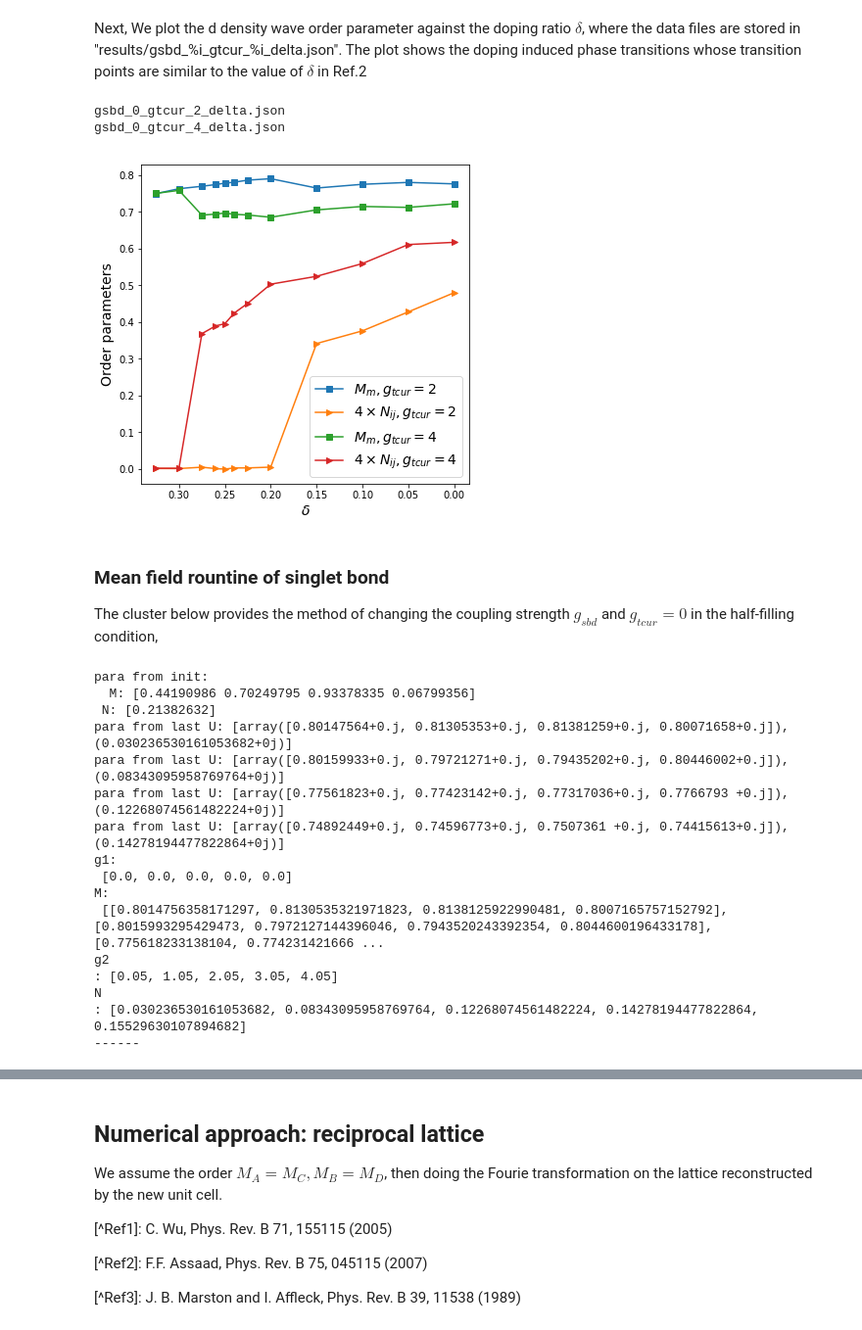
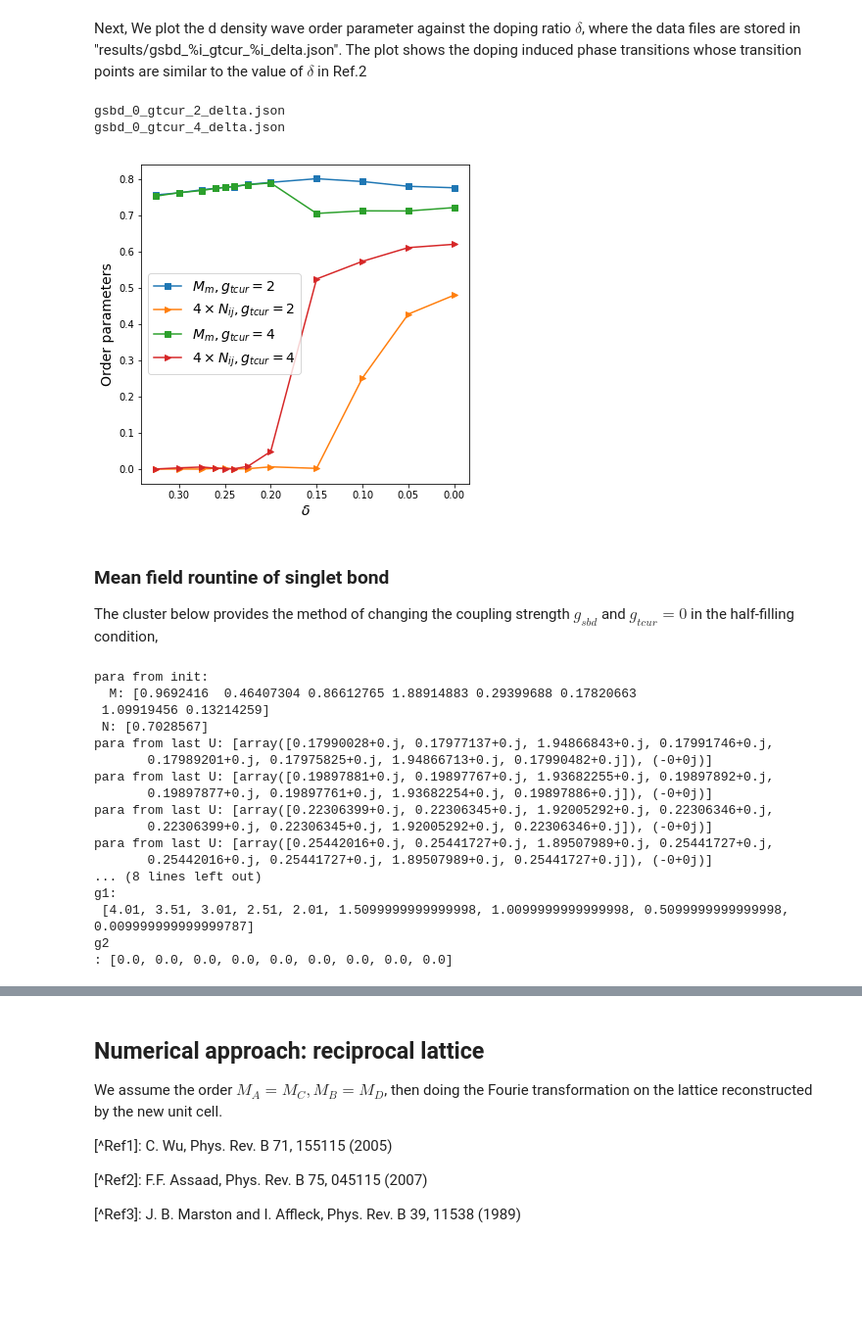
Before and after one commit to MilCOS/Noob_MeanField_etc, a Jupyter notebook: MF_su2_soc/text_body.ipynb, the cells around one changed output, grey strips where cells are left out. Shown: that part at 98% size. Drawn from its saved outputs; the diff is of its cells as text; code cells hidden in the pictures; blank space fills up the shorter version.

```diff
--- a/MF_su2_soc/text_body.ipynb
+++ b/MF_su2_soc/text_body.ipynb
@@ -154,60 +155,62 @@ path = os.getcwd()
 dirname = os.path.join(path,'results/c2')
 filelist = os.listdir(dirname)
 l = 0
-for files in filelist:
+for files in filelist[3:]:
     delta = []
     m_ij = []
     n_ij = []
     if os.path.isdir(files): continue
     print(files)
     gtcur = gtcur_list[l]
     l += 1
     filename = os.path.join(path,'results/c2/'+files)
     with open(filename) as f:
         data = json.load(f)
     f.close()
     delta = data[1]
     for i in data[2]:
         m_ij.append(sum(i)/len(i))
     n_ij = [4*abs(i) for i in data[3]]
     ax2.plot(delta,m_ij,marker='s',label=r'$M_m,g_{tcur}=%i$'%(gtcur))
     ax2.plot(delta,n_ij,marker='>',label=r'$4\times N_{ij},g_{tcur}=%i$'%(gtcur))
 fig.gca().invert_xaxis()
 ax2.set_xlabel(r'$\delta$',fontsize=14)
 ax2.set_ylabel('Order parameters',fontsize=14)
 ax2.legend(fontsize=14)
 figname = os.path.join(path,'fig/Dope_gtcur.png')
 plt.savefig(figname)
 plt.show()
 # %% [output]
 gsbd_0_gtcur_2_delta.json
 gsbd_0_gtcur_4_delta.json
-[figure, old version]
+[figure, new version]
 # %% [markdown]
 ### Mean field rountine of singlet bond
 The cluster below provides the method of changing the coupling strength $g_{sbd}$ and $g_{tcur}=0$ in the half-filling condition,
 # %%
 # parameters
 Row = 20; Col=Row
-g_sbd_l = [0.05+i for i in range(5)]
+g_sbd_l = [4.01-i*0.5 for i in range(9)]
 g_tcur_l = [0.0]
 tau = 0.0001 # criteria
+fname = 'sbd_u'
 #
-mf.main_cluster(Row, Col, tau, g_sbd_l, g_tcur_l)
+mf.main_cluster(Row, Col, tau, g_sbd_l, g_tcur_l, fname)
 # %% [output]
 para from init:
-  M: [0.44190986 0.70249795 0.93378335 0.06799356]
- N: [0.21382632]
-para from last U: [array([0.80147564+0.j, 0.81305353+0.j, 0.81381259+0.j, 0.80071658+0.j]), (0.030236530161053682+0j)]
-para from last U: [array([0.80159933+0.j, 0.79721271+0.j, 0.79435202+0.j, 0.80446002+0.j]), (0.08343095958769764+0j)]
-para from last U: [array([0.77561823+0.j, 0.77423142+0.j, 0.77317036+0.j, 0.7766793 +0.j]), (0.12268074561482224+0j)]
-para from last U: [array([0.74892449+0.j, 0.74596773+0.j, 0.7507361 +0.j, 0.74415613+0.j]), (0.14278194477822864+0j)]
+  M: [0.9692416  0.46407304 0.86612765 1.88914883 0.29399688 0.17820663
+ 1.09919456 0.13214259]
+ N: [0.7028567]
+para from last U: [array([0.17990028+0.j, 0.17977137+0.j, 1.94866843+0.j, 0.17991746+0.j,
+       0.17989201+0.j, 0.17975825+0.j, 1.94866713+0.j, 0.17990482+0.j]), (-0+0j)]
+para from last U: [array([0.19897881+0.j, 0.19897767+0.j, 1.93682255+0.j, 0.19897892+0.j,
+       0.19897877+0.j, 0.19897761+0.j, 1.93682254+0.j, 0.19897886+0.j]), (-0+0j)]
+para from last U: [array([0.22306399+0.j, 0.22306345+0.j, 1.92005292+0.j, 0.22306346+0.j,
+       0.22306399+0.j, 0.22306345+0.j, 1.92005292+0.j, 0.22306346+0.j]), (-0+0j)]
+para from last U: [array([0.25442016+0.j, 0.25441727+0.j, 1.89507989+0.j, 0.25441727+0.j,
+       0.25442016+0.j, 0.25441727+0.j, 1.89507989+0.j, 0.25441727+0.j]), (-0+0j)]
+... (8 lines left out)
 g1:
- [0.0, 0.0, 0.0, 0.0, 0.0]
-M:
- [[0.8014756358171297, 0.8130535321971823, 0.8138125922990481, 0.8007165757152792], [0.8015993295429473, 0.7972127144396046, 0.7943520243392354, 0.8044600196433178], [0.775618233138104, 0.774231421666 ...
+ [4.01, 3.51, 3.01, 2.51, 2.01, 1.5099999999999998, 1.0099999999999998, 0.5099999999999998, 0.009999999999999787]
 g2
-: [0.05, 1.05, 2.05, 3.05, 4.05]
-N
-: [0.030236530161053682, 0.08343095958769764, 0.12268074561482224, 0.14278194477822864, 0.15529630107894682]
-------
+: [0.0, 0.0, 0.0, 0.0, 0.0, 0.0, 0.0, 0.0, 0.0]
```
Also changed, not shown: parts of 9 cells of this notebook, 14 other files.
